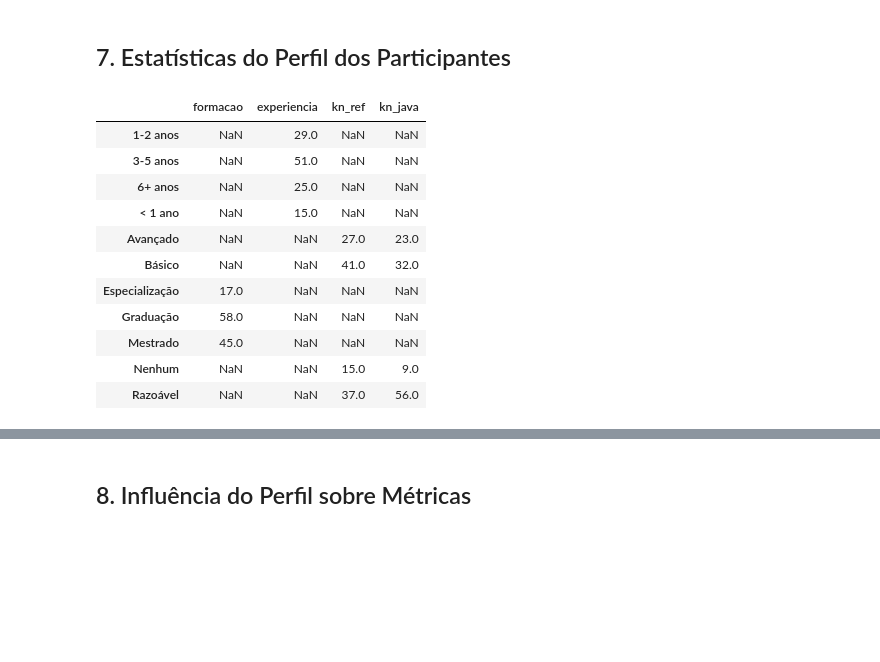
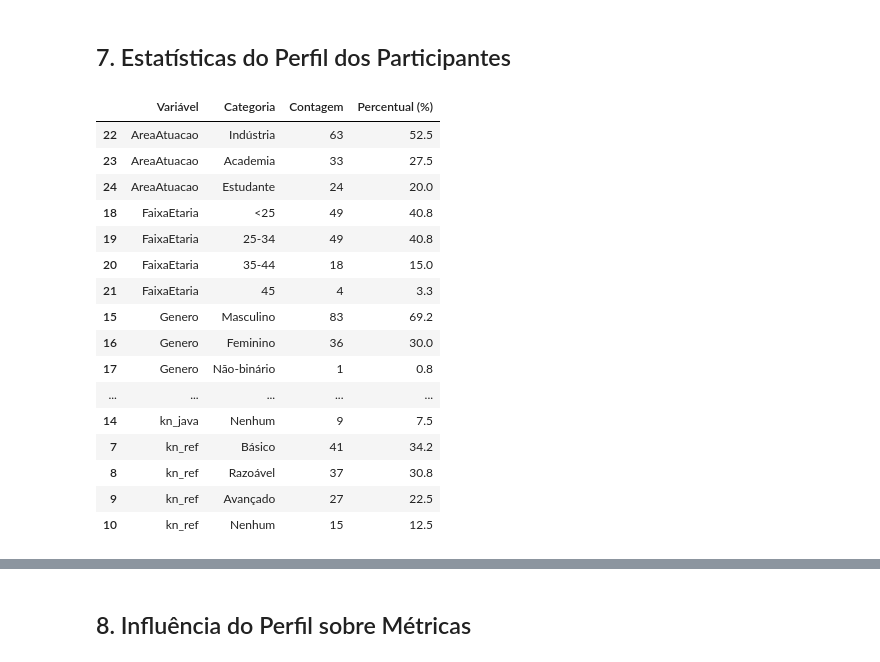
Before and after one commit to Pedro-bnogueira/AES-EP1, a Jupyter notebook: analysis_notebook.ipynb, the cells around one changed output, grey strips where cells are left out. Saved outputs shown, nothing was run; the diff lists cells and outputs as text; code cells hidden in the pictures; blank space fills up the shorter version.

```diff
--- a/analysis_notebook.ipynb
+++ b/analysis_notebook.ipynb
@@ -260,23 +220,32 @@ def hypothesis_tests(df: pd.DataFrame):
                 (grp_smart.var(ddof=1) + grp_trad.var(ddof=1)) / 2
             )
         else:
+            n1, n2 = len(grp_smart), len(grp_trad)
             stat, pval = stats.mannwhitneyu(grp_smart, grp_trad, alternative="two-sided")
+            mean_U = n1 * n2 / 2
+            std_U  = math.sqrt(n1 * n2 * (n1 + n2 + 1) / 12)
+            z_U    = (stat - mean_U) / std_U
+            effect = round(abs(z_U) / math.sqrt(n1 + n2), 3)
             test_name = "Mann–Whitney"
-            z = stats.norm.isf(pval/2)
-            effect = abs(z) / (len(grp_smart)+len(grp_trad))**0.5
+
 
         results.append({
             "Métrica": label,
             "Teste": test_name,
             "Estatística": round(stat,3),
-            "p_valor": round(pval,5),
+            "p_valor": pval,
             "Normal?": normal,
             "Efeito": round(effect,3)
         })
     return pd.DataFrame(results)
 
 hyp = hypothesis_tests(df)
-hyp.to_csv(out_dir/"hypothesis_results.csv", index=False)
-hyp
+pd.set_option('display.precision', 10)
+display(hyp)
+hyp.to_csv(
+    out_dir/"hypothesis_results.csv",
+    index=False,
+    float_format="%.10f"
+)
 # %% [output]
 |  | Métrica | Teste | Estatística | p_valor | Normal? | Efeito |
@@ -286,23 +255,62 @@ hyp
 # %% [markdown]
 ## 7. Estatísticas do Perfil dos Participantes
 # %%
-def profile_descriptive(df_profile: pd.DataFrame):
-    counts = {col: df_profile[col].value_counts() for col in df_profile.columns if col!='ID'}
-    return pd.DataFrame(counts)
+# Tabela tidy: Variável × Categoria × Contagem × Percentual
+records = []
+total = len(df_profile)
+for col in df_profile.columns:
+    if col == "ID":
+        continue
+    vc = df_profile[col].value_counts(dropna=False)
+    for cat, count in vc.items():
+        pct = round(count / total * 100, 1)
+        records.append({
+            "Variável": col,
+            "Categoria": cat,
+            "Contagem": int(count),
+            "Percentual (%)": pct
+        })
 
-pdesc = profile_descriptive(df_profile)
-pdesc.to_csv(out_dir/"profile_stats.csv")
-pdesc
+profile_stats = pd.DataFrame(records)
+
+# Ordenar por variável e contagem e exibir
+profile_stats = profile_stats.sort_values(["Variável","Contagem"], ascending=[True, False])
+display(profile_stats)
+
+# Salvar
+out_dir = Path("./results")
+out_dir.mkdir(exist_ok=True)
+profile_stats.to_csv(out_dir / "profile_stats.csv", index=False)
+
+
+# Gráficos de Distribuição para Cada Variável de Perfil
+for col in df_profile.columns:
+    if col == "ID":
+        continue
+    plt.figure()
+    counts = df_profile[col].value_counts().sort_index()
+    counts.plot(kind="bar")
+    plt.title(f"Distribuição de {col.replace('_',' ').title()}")
+    plt.xlabel(col.replace('_',' ').title())
+    plt.ylabel("Contagem")
+    plt.tight_layout()
+    plt.savefig(out_dir/f"profile_dist_{col}.png", dpi=300)
+    plt.show()
 # %% [output]
-|  | formacao | experiencia | kn_ref | kn_java |
-| 1-2 anos | NaN | 29.0 | NaN | NaN |
-| 3-5 anos | NaN | 51.0 | NaN | NaN |
-| 6+ anos | NaN | 25.0 | NaN | NaN |
-| < 1 ano | NaN | 15.0 | NaN | NaN |
-| Avançado | NaN | NaN | 27.0 | 23.0 |
-| Básico | NaN | NaN | 41.0 | 32.0 |
-| Especialização | 17.0 | NaN | NaN | NaN |
-| Graduação | 58.0 | NaN | NaN | NaN |
-| Mestrado | 45.0 | NaN | NaN | NaN |
-| Nenhum | NaN | NaN | 15.0 | 9.0 |
-| Razoável | NaN | NaN | 37.0 | 56.0 |
+|  | Variável | Categoria | Contagem | Percentual (%) |
+| 22 | AreaAtuacao | Indústria | 63 | 52.5 |
+| 23 | AreaAtuacao | Academia | 33 | 27.5 |
+| 24 | AreaAtuacao | Estudante | 24 | 20.0 |
+| 18 | FaixaEtaria | <25 | 49 | 40.8 |
+| 19 | FaixaEtaria | 25-34 | 49 | 40.8 |
+| 20 | FaixaEtaria | 35-44 | 18 | 15.0 |
+| 21 | FaixaEtaria | 45 | 4 | 3.3 |
+| 15 | Genero | Masculino | 83 | 69.2 |
+| 16 | Genero | Feminino | 36 | 30.0 |
+| 17 | Genero | Não-binário | 1 | 0.8 |
+| ... | ... | ... | ... | ... |
+| 14 | kn_java | Nenhum | 9 | 7.5 |
+| 7 | kn_ref | Básico | 41 | 34.2 |
+| 8 | kn_ref | Razoável | 37 | 30.8 |
+| 9 | kn_ref | Avançado | 27 | 22.5 |
+| 10 | kn_ref | Nenhum | 15 | 12.5 |
```
Also changed, not shown: parts of 10 cells of this notebook, 20 other files.
